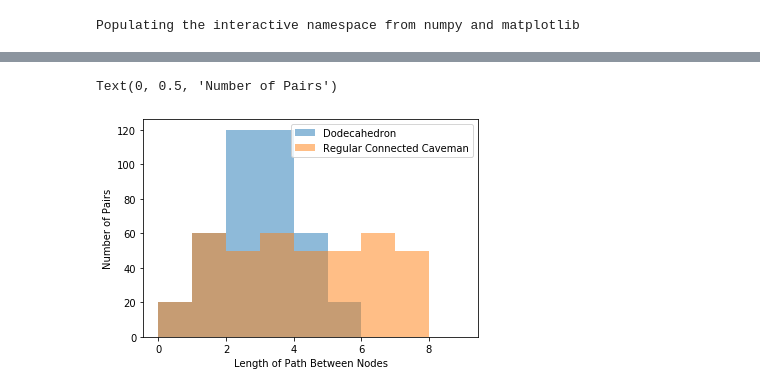
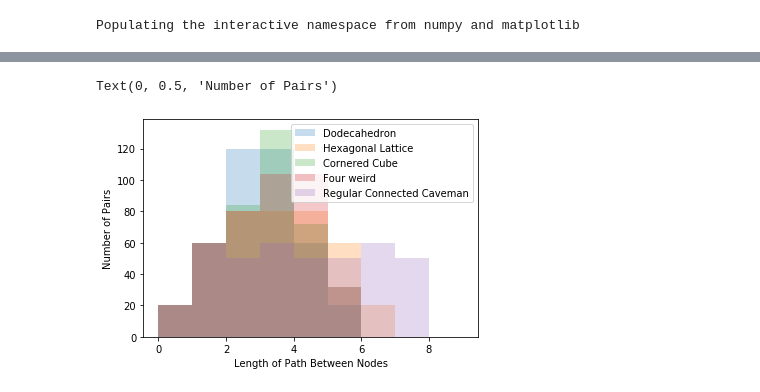
Before and after one commit to JamesPHoughton/detective-game-interdependent-diffusion, a Jupyter notebook: setup/Network Structure.ipynb, the cells around one changed output, grey strips where cells are left out. Drawn from its saved outputs; the diff is of its cells as text; code cells hidden in the pictures.

```diff
--- a/setup/Network Structure.ipynb
+++ b/setup/Network Structure.ipynb
@@ -64,0 +394,34 @@ nx.diameter(g4)/ nx.diameter(g1)
+# %%
+# regular connected caveman
+edgelist = [(0,1), (0,2), (0,3),
+            (1,2), (1,3),
+            (2,16), (16,7),
+            (4,5), (4,6), (4,7),
+            (5,6), (5,7),
+            (6,17), (17,11),
+            (8,9), (8,10), (8,11),
+            (9,10), (9,11),
+            (10,18), (18,15),
+            (12,13), (12,14), (12,15),
+            (13,14), (13,15),
+            (14,19),
+            (3,19),
+            (19,17), (18,16)
+           ]
+
+g5 = nx.from_edgelist(edgelist)
+nx.draw_networkx(g5, alpha=.7)
+g=g5
+info.append({
+    'name': 'Crossed Caveman',
+    'num_nodes': nx.number_of_nodes(g),
+    'num_edges': nx.number_of_edges(g),
+    'max_deg': max(nx.degree(g)),
+    'min_deg': min(nx.degree(g)),
+    'node_connectivity': nx.node_connectivity(g),
+    'min_centrality': min(nx.betweenness_centrality(g).values()),
+    'max_centrality': max(nx.betweenness_centrality(g).values()),
+    'clustering': nx.average_clustering(g),
+    'path_length': nx.average_shortest_path_length(g),
+})
+info[-1]
@@ -65,11 +514,17 @@ nx.diameter(g4)/ nx.diameter(g1)
 # %%
 plt.hist([v for n1,d in nx.shortest_path_length(g1) for n2,v in d.items()],
-         bins=range(10), alpha=.5, label='Dodecahedron')
+         bins=range(10), alpha=.25, label='Dodecahedron')
+plt.hist([v for n1,d in nx.shortest_path_length(g2) for n2,v in d.items()],
+         bins=range(10), alpha=.25, label='Hexagonal Lattice')
+plt.hist([v for n1,d in nx.shortest_path_length(g3) for n2,v in d.items()],
+         bins=range(10), alpha=.25, label='Cornered Cube')
 plt.hist([v for n1,d in nx.shortest_path_length(g4) for n2,v in d.items()],
-         bins=range(10), alpha=.5, label='Regular Connected Caveman')
+         bins=range(10), alpha=.25, label='Four weird')
+plt.hist([v for n1,d in nx.shortest_path_length(g5) for n2,v in d.items()],
+         bins=range(10), alpha=.25, label='Regular Connected Caveman')
 plt.legend()
 plt.xlabel('Length of Path Between Nodes')
 plt.ylabel('Number of Pairs')
 # %% [output]
 Text(0, 0.5, 'Number of Pairs')
-[figure, old version]
+[figure, new version]
```
Also changed, not shown: parts of 27 cells of this notebook, 20 other files.
